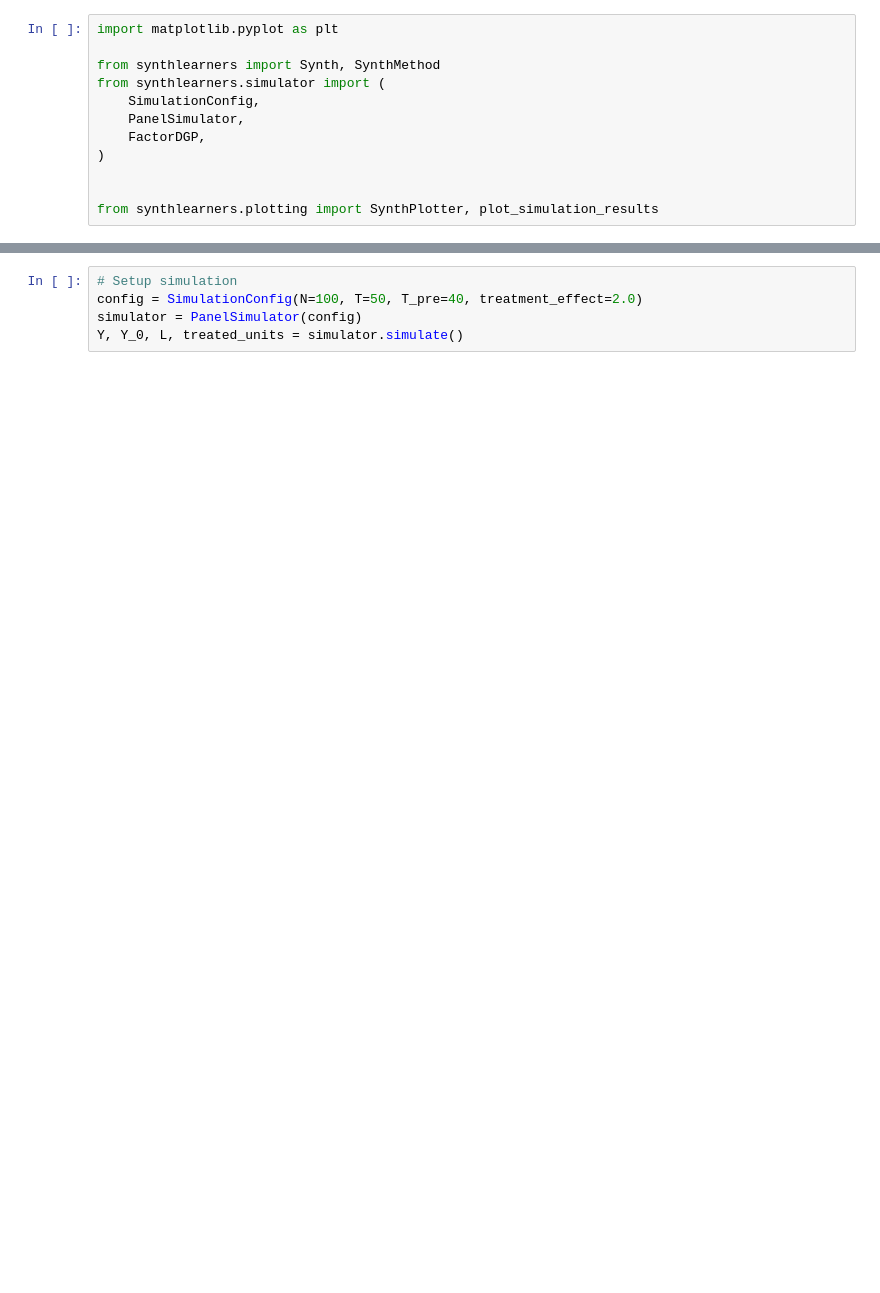
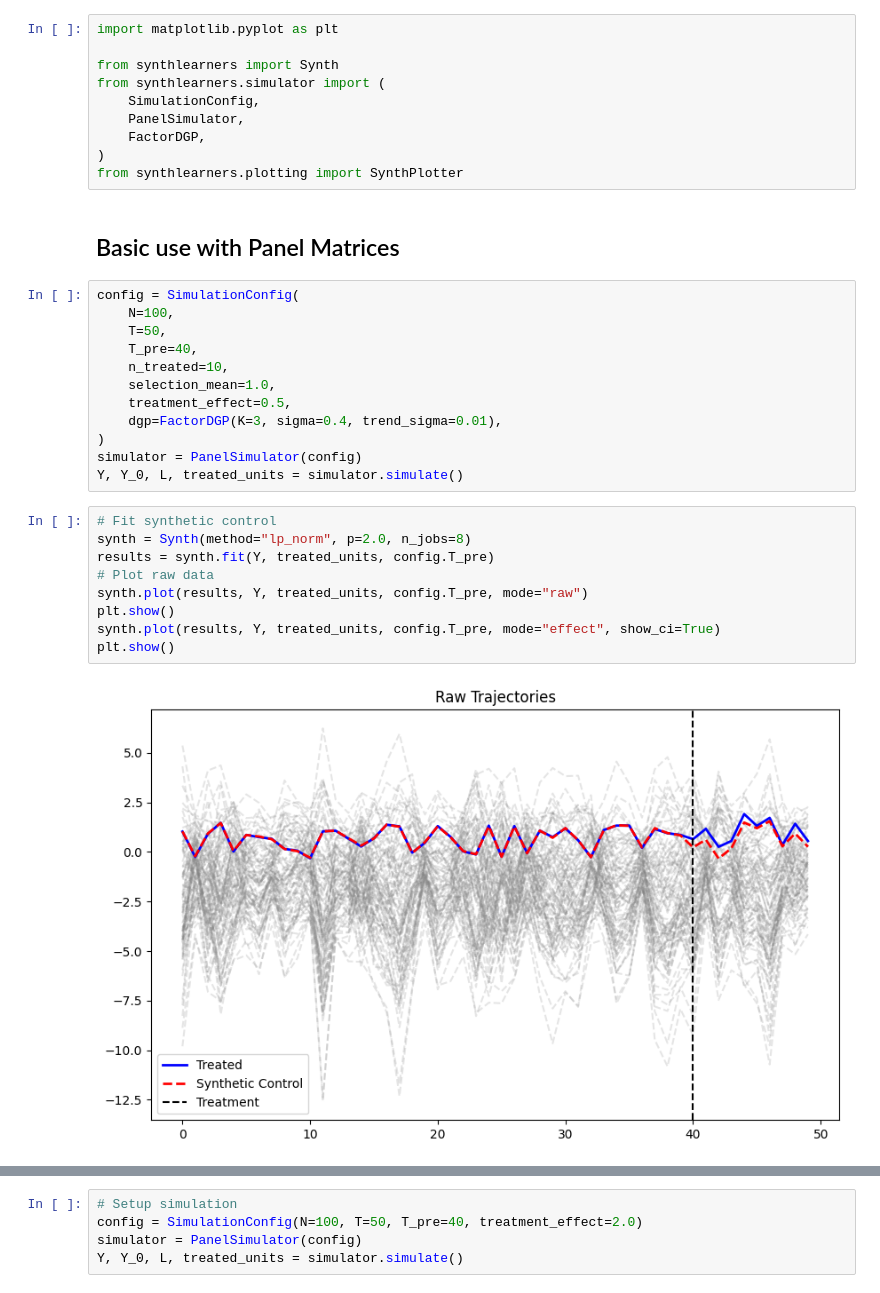
Before and after one commit to s3alfisc/synthlearners, a Jupyter notebook: notebooks/demo.ipynb, the cells around one changed output, grey strips where cells are left out. Drawn from its saved outputs; the diff is of its cells as text; blank space fills up the shorter version.

```diff
--- a/notebooks/demo.ipynb
+++ b/notebooks/demo.ipynb
@@ -1,12 +1,35 @@
 # %%
 import matplotlib.pyplot as plt
 
-from synthlearners import Synth, SynthMethod
+from synthlearners import Synth
 from synthlearners.simulator import (
     SimulationConfig,
     PanelSimulator,
     FactorDGP,
 )
-
-
-from synthlearners.plotting import SynthPlotter, plot_simulation_results
+from synthlearners.plotting import SynthPlotter
+# %% [markdown]
+## Basic use with Panel Matrices
+# %%
+config = SimulationConfig(
+    N=100,
+    T=50,
+    T_pre=40,
+    n_treated=10,
+    selection_mean=1.0,
+    treatment_effect=0.5,
+    dgp=FactorDGP(K=3, sigma=0.4, trend_sigma=0.01),
+)
+simulator = PanelSimulator(config)
+Y, Y_0, L, treated_units = simulator.simulate()
+# %%
+# Fit synthetic control
+synth = Synth(method="lp_norm", p=2.0, n_jobs=8)
+results = synth.fit(Y, treated_units, config.T_pre)
+# Plot raw data
+synth.plot(results, Y, treated_units, config.T_pre, mode="raw")
+plt.show()
+synth.plot(results, Y, treated_units, config.T_pre, mode="effect", show_ci=True)
+plt.show()
+# %% [output]
+[figure, added]
```
Also changed, not shown: parts of 7 cells of this notebook, 5 other files.
